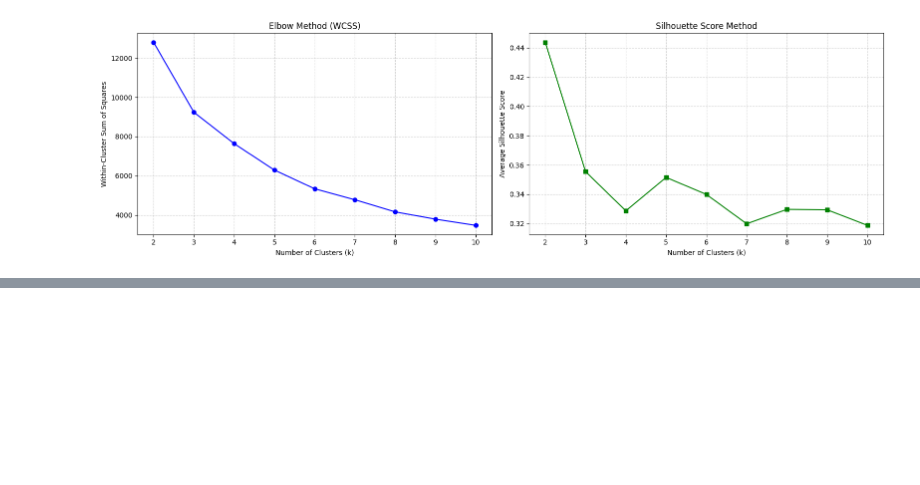
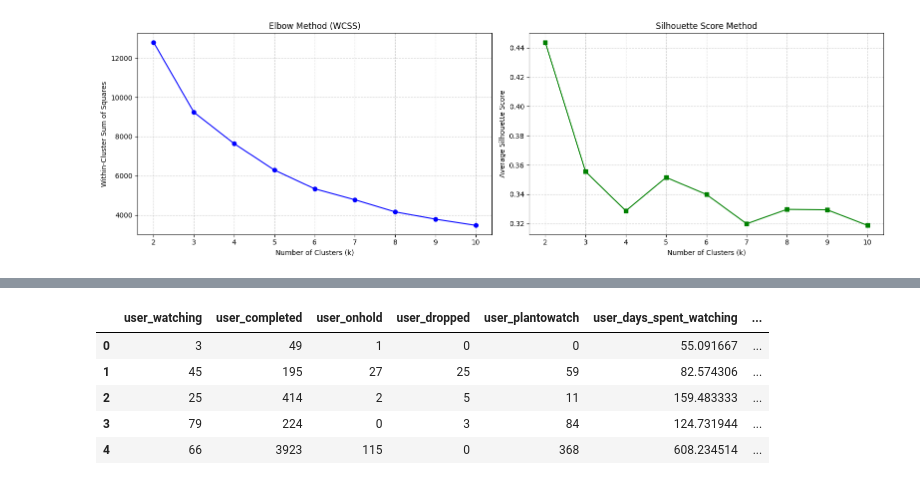
Before and after one commit to KadenLu/Kaden-s-Individual-Project, a Jupyter notebook: Kaden's_Attempt.ipynb, the cells around one changed output, grey strips where cells are left out. Cells and saved outputs as stored; diff of their text form; code cells hidden in the pictures; blank space fills up the shorter version.

```diff
--- a/Kaden's_Attempt.ipynb
+++ b/Kaden's_Attempt.ipynb
@@ -294,0 +762,9 @@ Applying labels to the dataframe...
+# %%
+list_df.head()
+# %% [output]
+|  | user_watching | user_completed | user_onhold | user_dropped | user_plantowatch | user_days_spent_watching | ... |
+| 0 | 3 | 49 | 1 | 0 | 0 | 55.091667 | ... |
+| 1 | 45 | 195 | 27 | 25 | 59 | 82.574306 | ... |
+| 2 | 25 | 414 | 2 | 5 | 11 | 159.483333 | ... |
+| 3 | 79 | 224 | 0 | 3 | 84 | 124.731944 | ... |
+| 4 | 66 | 3923 | 115 | 0 | 368 | 608.234514 | ... |
```
Also changed, not shown: parts of 11 cells of this notebook.
